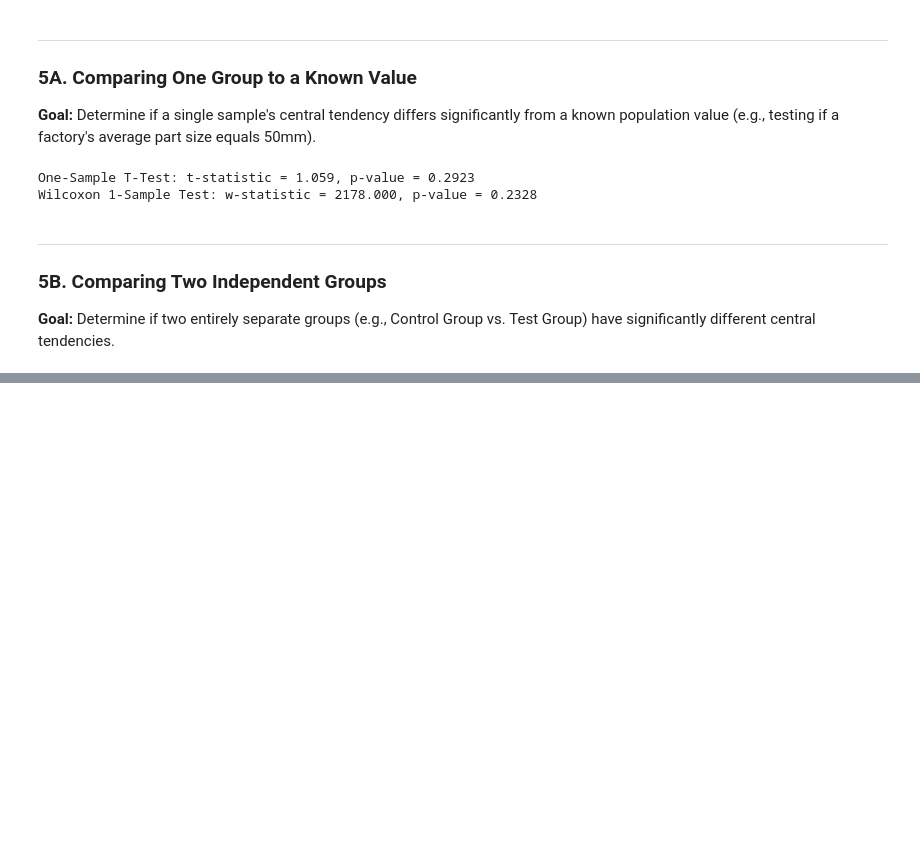
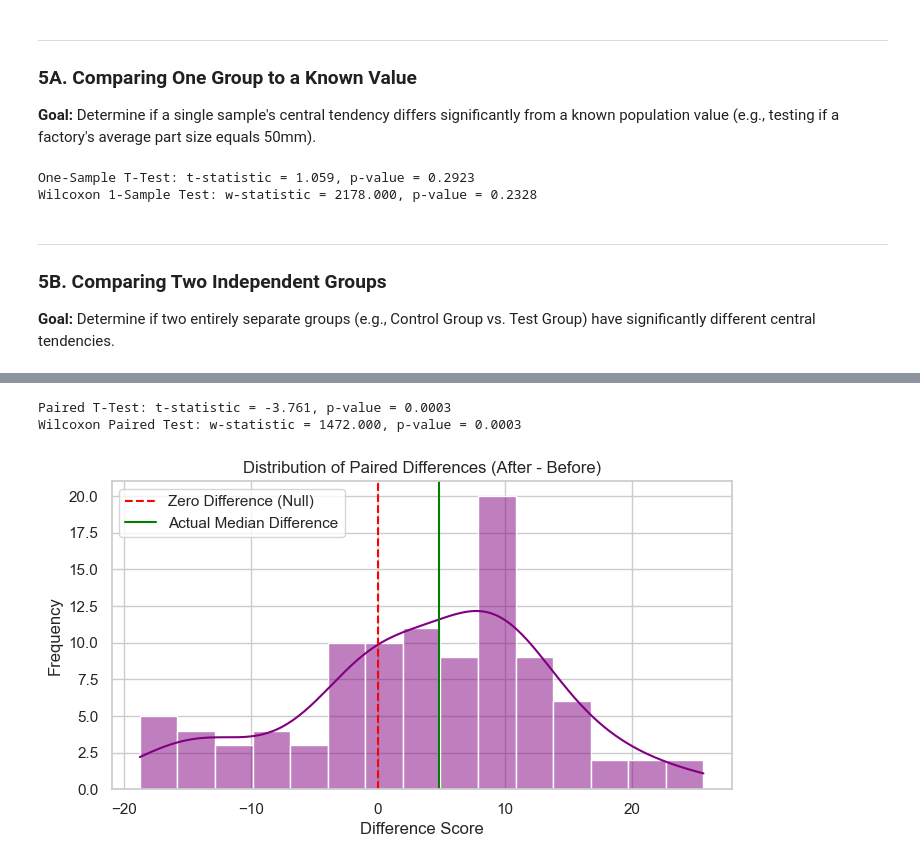
Before and after one commit to alasyariyphysics/stats-repo, a Jupyter notebook: Inferential_Statistics.ipynb, the cells around one changed output, grey strips where cells are left out. Drawn from its saved outputs; the diff is of its cells as text; code cells hidden in the pictures; blank space fills up the shorter version.

```diff
--- a/Inferential_Statistics.ipynb
+++ b/Inferential_Statistics.ipynb
@@ -226,0 +312,25 @@ Wilcoxon 1-Sample Test: w-statistic = 2178.000, p-value = 0.2328
+# %%
+# Parametric: Paired T-Test
+t_stat_pair, p_val_pair = stats.ttest_rel(data['before_treatment'], data['after_treatment'])
+print(f"Paired T-Test: t-statistic = {t_stat_pair:.3f}, p-value = {p_val_pair:.4f}")
+
+# Non-Parametric: Wilcoxon Signed-Rank Test (Paired)
+stat_w, p_val_w = stats.wilcoxon(data['before_treatment'], data['after_treatment'])
+print(f"Wilcoxon Paired Test: w-statistic = {stat_w:.3f}, p-value = {p_val_w:.4f}")
+
+# --- Visualization: Boxplot of the Differences ---
+differences = data['after_treatment'] - data['before_treatment']
+
+plt.figure(figsize=(8, 4))
+sns.histplot(differences, kde=True, color='purple', bins=15)
+plt.axvline(x=0, color='red', linestyle='--', label='Zero Difference (Null)')
+plt.axvline(x=np.median(differences), color='green', linestyle='-', label='Actual Median Difference')
+plt.title('Distribution of Paired Differences (After - Before)')
+plt.xlabel('Difference Score')
+plt.ylabel('Frequency')
+plt.legend()
+plt.show()
+# %% [output]
+Paired T-Test: t-statistic = -3.761, p-value = 0.0003
+Wilcoxon Paired Test: w-statistic = 1472.000, p-value = 0.0003
+[figure, added]
```
Also changed, not shown: parts of 19 cells of this notebook, 1 other file.
